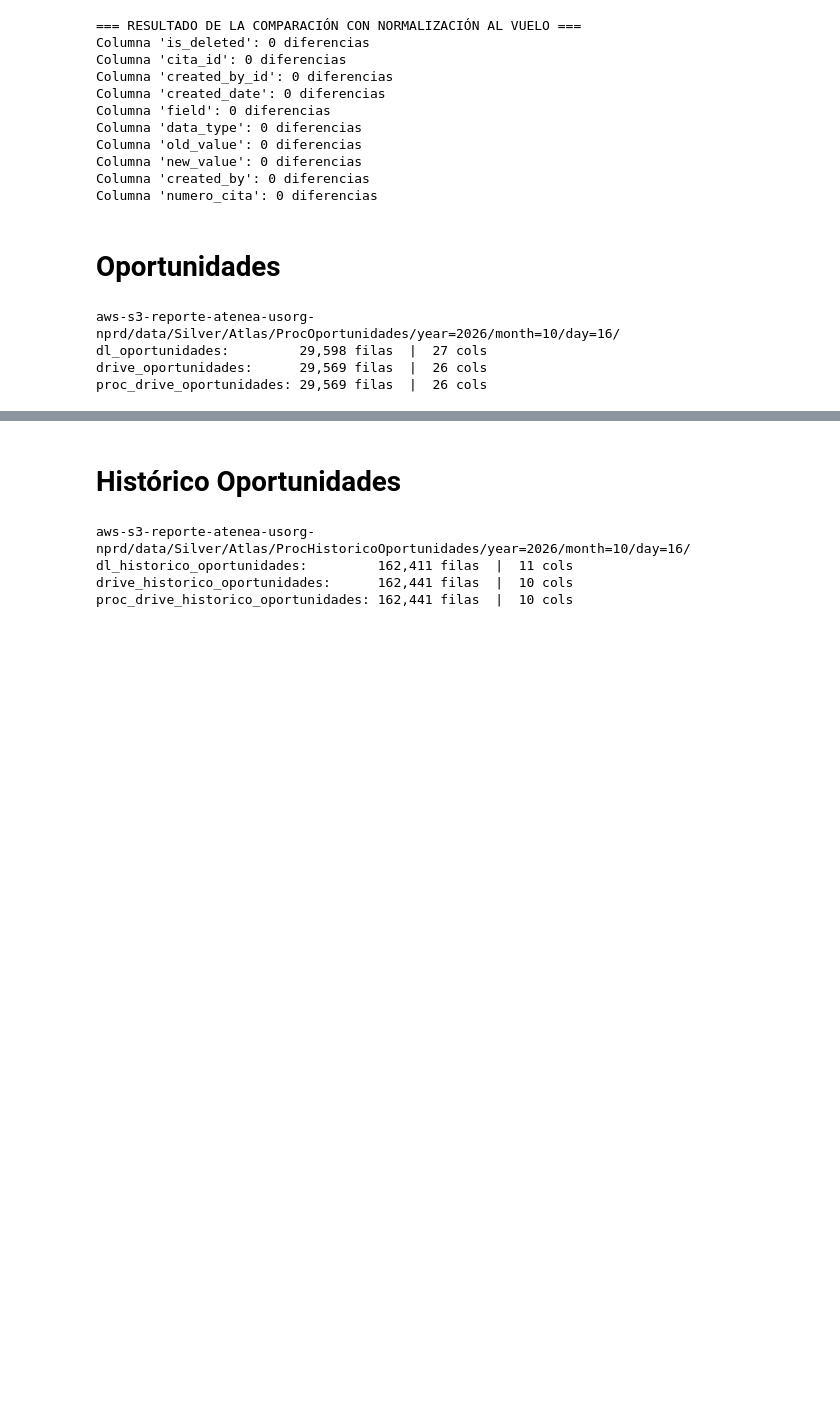
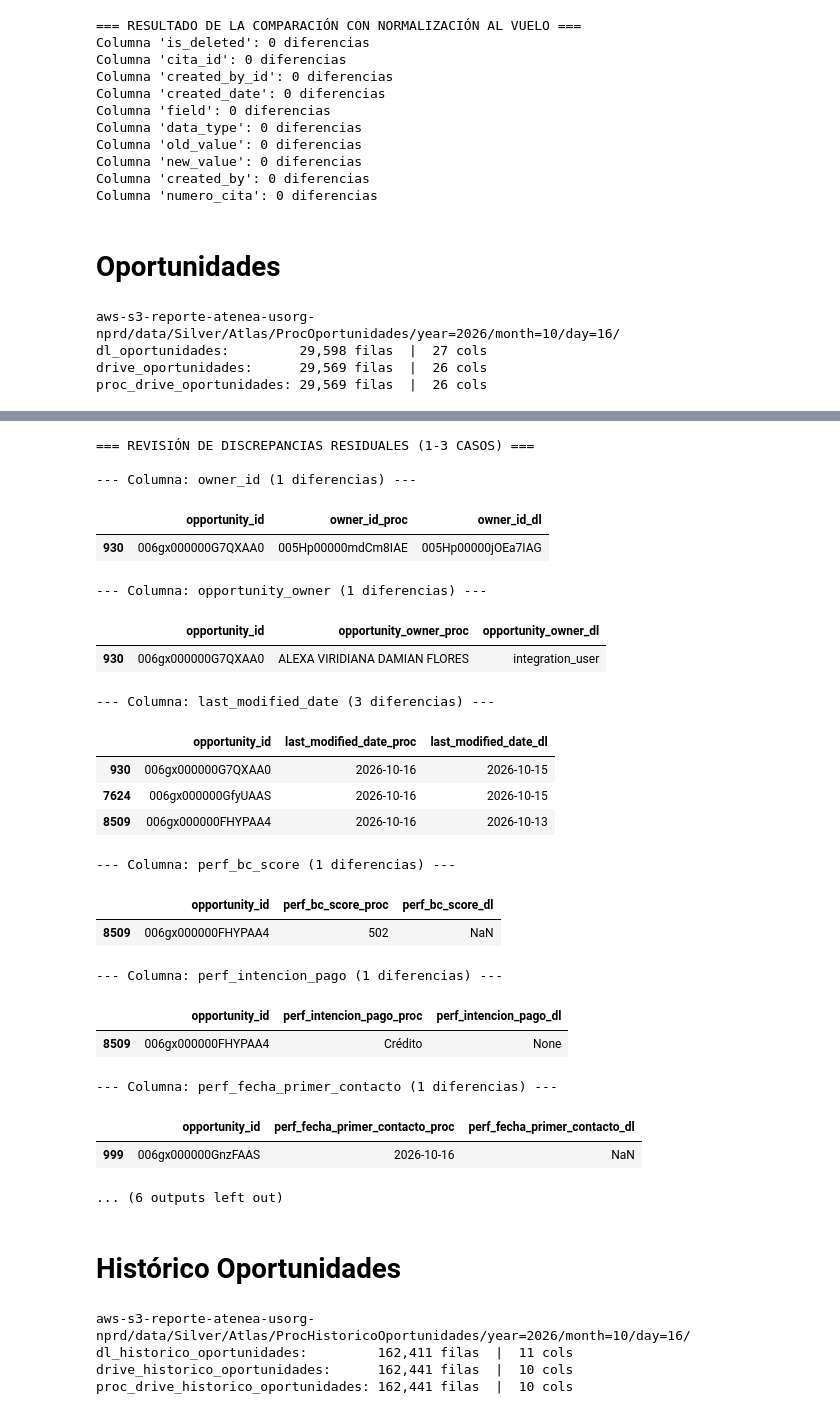
Before and after one commit to rene-aum/Atlas, a Jupyter notebook: CasosDeUso/CasosErick/carga_datalake.ipynb, the cells around one changed output, grey strips where cells are left out. Cells and saved outputs as stored; diff of their text form; code cells hidden in the pictures; blank space fills up the shorter version.

```diff
--- a/CasosDeUso/CasosErick/carga_datalake.ipynb
+++ b/CasosDeUso/CasosErick/carga_datalake.ipynb
@@ -1125,0 +1182,12 @@ proc_drive_oportunidades: 29,569 filas  |  26 cols
+# %%
+# 1. Validar unicidad de opportunity_id
+print(f"¿opportunity_id es único en dl_oportunidades?         {dl_oportunidades['opportunity_id'].is_unique}")
+print(f"¿opportunity_id es único en proc_drive_oportunidades? {proc_drive_oportunidades['opportunity_id'].is_unique}")
+
+# 2. Comparar existencia de IDs
+ids_dl = set(dl_oportunidades['opportunity_id'].dropna())
+ids_proc = set(proc_drive_oportunidades['opportunity_id'].dropna())
+
+print("\nIDs en ambos:                             ", len(ids_dl & ids_proc))
+print("Solo en dl_oportunidades:                 ", len(ids_dl - ids_proc))
+print("Solo en proc_drive_oportunidades:         ", len(ids_proc - ids_dl))
@@ -1125,0 +1345,14 @@ proc_drive_oportunidades: 29,569 filas  |  26 cols
+# %%
+cols_revision = ['nombre_comprador', 'perf_comentarios', 'opportunity_owner']
+
+print("=== MUESTRA DE VALORES EN DRIVE VS DATALAKE ===")
+for col in cols_revision:
+    mask = (df_eval_opp[f'{col}_dl'] != df_eval_opp[f'{col}_proc']) & \
+           ~(df_eval_opp[f'{col}_dl'].isna() & df_eval_opp[f'{col}_proc'].isna())
+
+    print(f"\n--- Columna: {col} ---")
+    ejemplo = df_eval_opp[mask][['opportunity_id', f'{col}_dl', f'{col}_proc']].head(3)
+    for _, row in ejemplo.iterrows():
+        print(f"ID: {row['opportunity_id']}")
+        print(f"  Drive (Estándar): {repr(row[f'{col}_proc'])}")
+        print(f"  DL    (Salida):   {repr(row[f'{col}_dl'])}")
@@ -1126,3 +1377,43 @@ proc_drive_oportunidades: 29,569 filas  |  26 cols
+# %%
+cols_marginales = [
+    'owner_id', 'opportunity_owner', 'last_modified_date',
+    'perf_bc_score', 'perf_intencion_pago', 'perf_fecha_primer_contacto',
+    'perf_fecha_ultimo_contacto', 'motivo_cierre_oportunidad',
+    'detalle_motivo_cierre_oportunidad'
+]
+
+print("=== REVISIÓN DE DISCREPANCIAS RESIDUALES (1-3 CASOS) ===")
+for col in cols_marginales:
+    mask = (df_eval_opp[f'{col}_dl'] != df_eval_opp[f'{col}_proc']) & \
+           ~(df_eval_opp[f'{col}_dl'].isna() & df_eval_opp[f'{col}_proc'].isna())
+
+    if mask.sum() > 0:
+        print(f"\n--- Columna: {col} ({mask.sum()} diferencias) ---")
+        display(df_eval_opp[mask][['opportunity_id', f'{col}_proc', f'{col}_dl']])
+# %% [output]
+=== REVISIÓN DE DISCREPANCIAS RESIDUALES (1-3 CASOS) ===
+
+--- Columna: owner_id (1 diferencias) ---
+|  | opportunity_id | owner_id_proc | owner_id_dl |
+| 930 | 006gx000000G7QXAA0 | 005Hp00000mdCm8IAE | 005Hp00000jOEa7IAG |
+--- Columna: opportunity_owner (1 diferencias) ---
+|  | opportunity_id | opportunity_owner_proc | opportunity_owner_dl |
+| 930 | 006gx000000G7QXAA0 | ALEXA VIRIDIANA DAMIAN FLORES | integration_user |
+--- Columna: last_modified_date (3 diferencias) ---
+|  | opportunity_id | last_modified_date_proc | last_modified_date_dl |
+| 930 | 006gx000000G7QXAA0 | 2026-10-16 | 2026-10-15 |
+| 7624 | 006gx000000GfyUAAS | 2026-10-16 | 2026-10-15 |
+| 8509 | 006gx000000FHYPAA4 | 2026-10-16 | 2026-10-13 |
+--- Columna: perf_bc_score (1 diferencias) ---
+|  | opportunity_id | perf_bc_score_proc | perf_bc_score_dl |
+| 8509 | 006gx000000FHYPAA4 | 502 | NaN |
+--- Columna: perf_intencion_pago (1 diferencias) ---
+|  | opportunity_id | perf_intencion_pago_proc | perf_intencion_pago_dl |
+| 8509 | 006gx000000FHYPAA4 | Crédito | None |
+--- Columna: perf_fecha_primer_contacto (1 diferencias) ---
+|  | opportunity_id | perf_fecha_primer_contacto_proc | perf_fecha_primer_contacto_dl |
+| 999 | 006gx000000GnzFAAS | 2026-10-16 | NaN |
+... (6 outputs left out)
 # %% [markdown]
 # Histórico Oportunidades
 # %%
```
Also changed, not shown: parts of 13 cells of this notebook.
